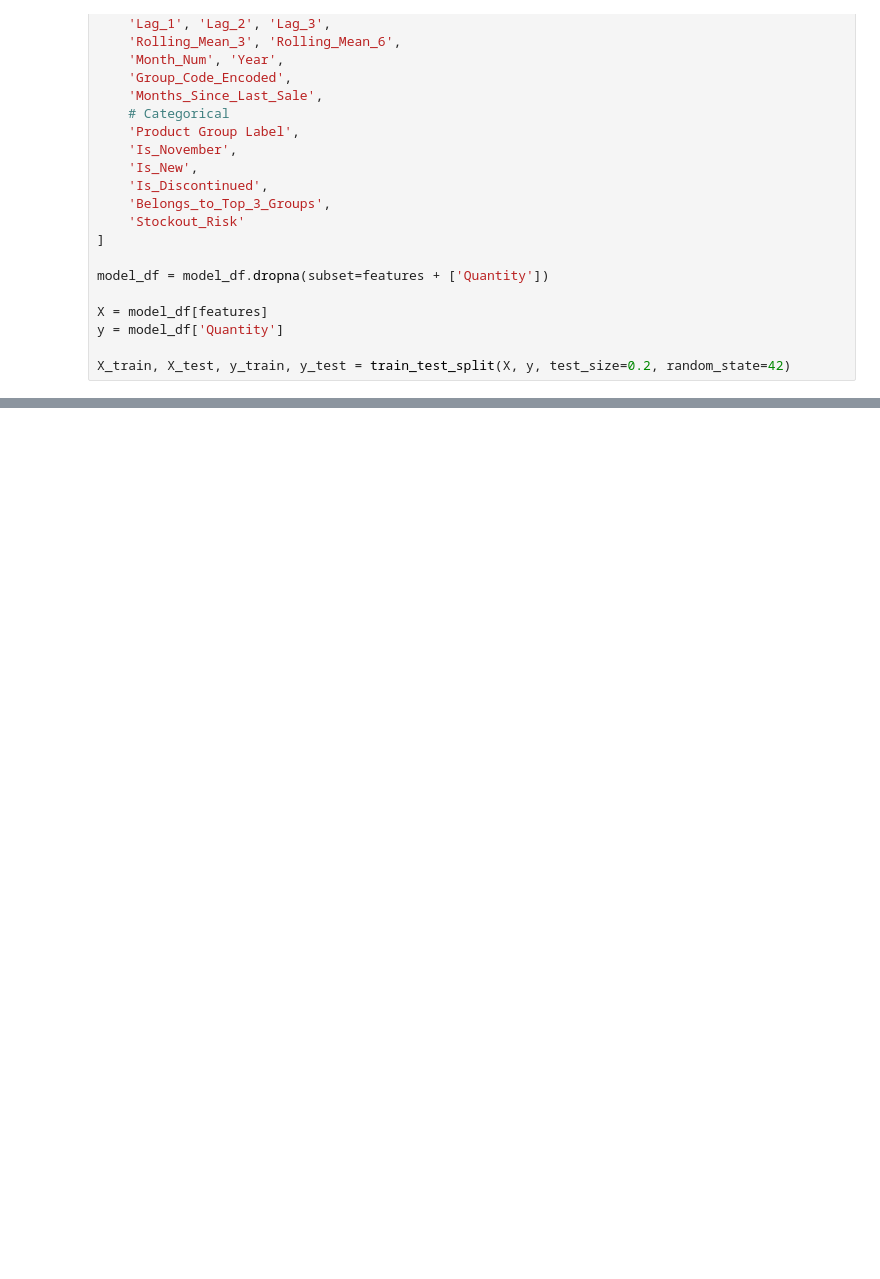
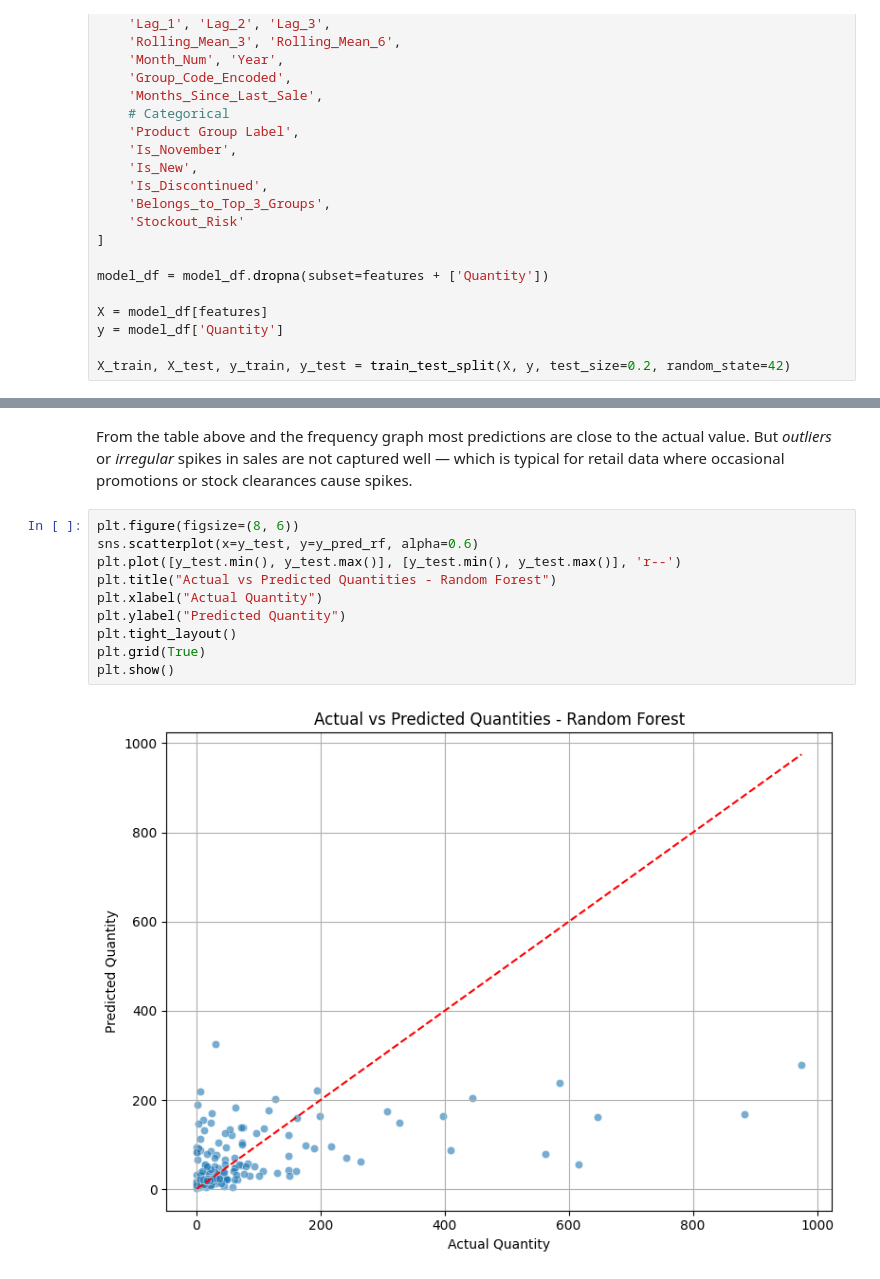
Before and after one commit to AntoDavidov/model, a Jupyter notebook: master-kikka-boo-predictor.ipynb, the cells around one changed output, grey strips where cells are left out. Cells and saved outputs as stored; diff of their text form; blank space fills up the shorter version.

```diff
--- a/master-kikka-boo-predictor.ipynb
+++ b/master-kikka-boo-predictor.ipynb
@@ -1226,0 +1620,15 @@ R² Score: 0.2150
+# %% [markdown]
+From the table above and the frequency graph most predictions are close to the actual value.
+But *outliers* or *irregular* spikes in sales are not captured well — which is typical for retail data where occasional promotions or stock clearances cause spikes.
+# %%
+plt.figure(figsize=(8, 6))
+sns.scatterplot(x=y_test, y=y_pred_rf, alpha=0.6)
+plt.plot([y_test.min(), y_test.max()], [y_test.min(), y_test.max()], 'r--')
+plt.title("Actual vs Predicted Quantities - Random Forest")
+plt.xlabel("Actual Quantity")
+plt.ylabel("Predicted Quantity")
+plt.tight_layout()
+plt.grid(True)
+plt.show()
+# %% [output]
+[figure, added]
```
Also changed, not shown: parts of 36 cells of this notebook.
